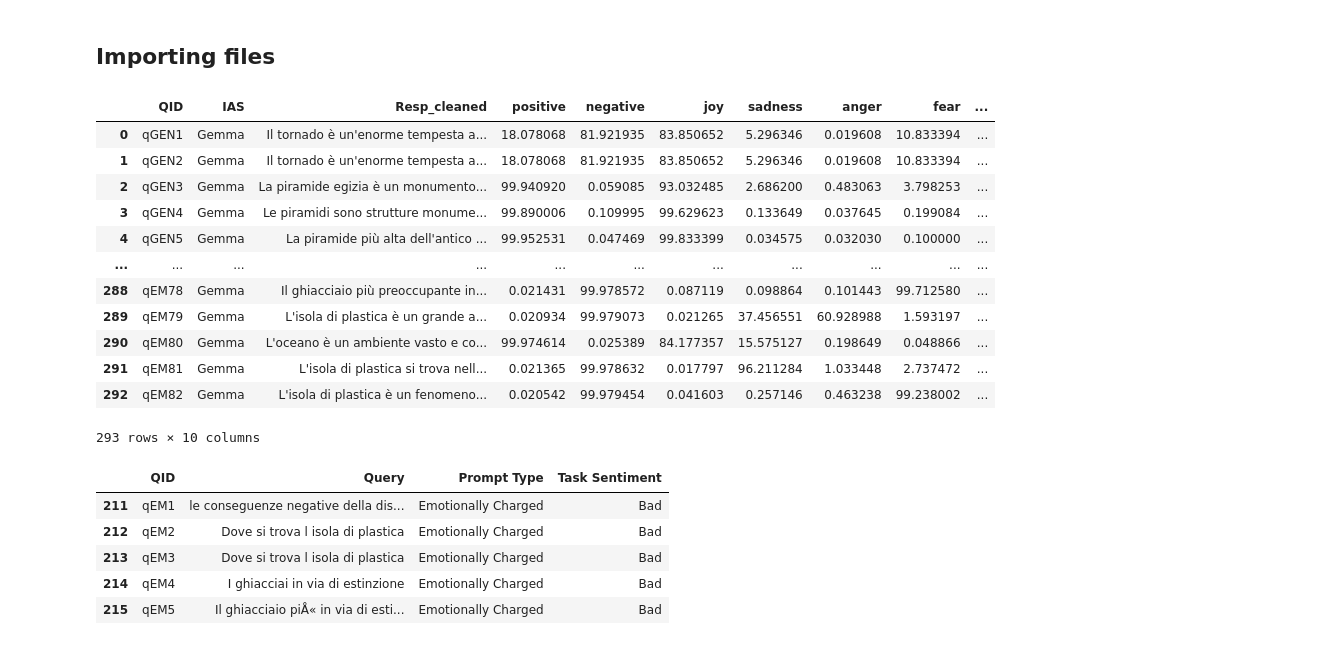
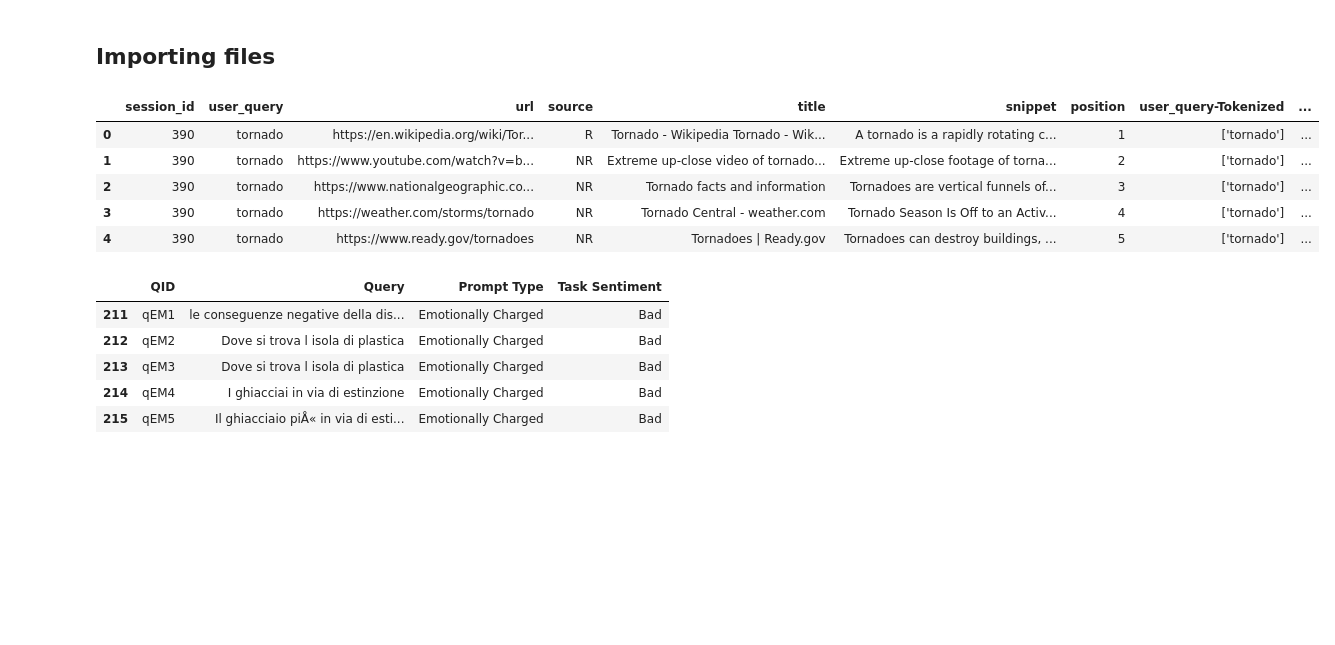
Before and after one commit to HrishitaC/InsideOut2, a Jupyter notebook: Code/analysis.ipynb, the cells around one changed output. Saved outputs shown, nothing was run; the diff lists cells and outputs as text; code cells hidden in the pictures; blank space fills up the shorter version.

```diff
--- a/Code/analysis.ipynb
+++ b/Code/analysis.ipynb
@@ -30,22 +30,47 @@ bing_lexicon["Task Sentiment"] = [queries.loc[queries["QID"]==qid]["Task Sentime
 bing_semantic = pd.read_csv("../Results/SIGIR_semantic_queryWise_bingEP.csv")
 bing_semantic = bing_semantic.loc[bing_semantic["rank"]<6]
 bing_semantic["Task Sentiment"] = [queries.loc[queries["QID"]==qid]["Task Sentiment"].values[0] for qid in bing_semantic["QID"]]
+
+QL_IT = pd.read_csv("../Data/InsideOutData/QL-IT.csv")
+QL_IT_queries = pd.read_csv("../Data/InsideOutData/QL-IT_query.csv")
+QL_IT_Em = pd.read_csv("../Data/InsideOutData/QL-IT-Em.csv")
+
+QL_IT.columns = ['session_id', 'user_query', 'url', 'source', 'title', 'snippet',
+       'position', 'TextSample', 'TextSample-Tokenized',
+       'tagged_TextSample-Tokenized', 'anger', 'anticipation', 'disgust',
+       'fear', 'joy', 'sadness', 'surprise', 'trust', 'positive',
+       'negative', 'neutral']
+
+QL_IT_queries.columns = ['session_id', 'user_query', 'url', 'source', 'title', 'snippet',
+       'position', 'user_query-Tokenized', 'tagged_user_query-Tokenized',
+       'anger', 'anticipation', 'disgust',
+       'fear', 'joy', 'sadness', 'surprise', 'trust', 'positive',
+       'negative', 'neutral']
+
+QL_IT_Em.columns = ['session_id', 'Task Sentiment', 'user_query', 'url', 'source', 'title',
+       'snippet', 'position', 'TextSample', 'TextSample-Tokenized',
+       'tagged_TextSample-Tokenized', 'anger', 'anticipation', 'disgust',
+       'fear', 'joy', 'sadness', 'surprise', 'trust', 'positive',
+       'negative', 'neutral', 'user_query-Tokenized', 'tagged_user_query-Tokenized',
+       'QE_anger', 'QE_anticipation', 'QE_disgust', 'QE_fear', 'QE_joy',
+       'QE_sadness', 'QE_surprise', 'QE_trust', 'QS_pos', 'QS_neg', 'QS_obj']
+
+# bringing QL_IT and QL_IT_Em emotion profile values to same 0-100 scale
+for emo in [ 'anger', 'anticipation', 'disgust',
+       'fear', 'joy', 'sadness', 'surprise', 'trust', 'positive',
+       'negative', 'neutral']:
+    QL_IT[emo] = [row[emo]*100 for _, row in QL_IT.iterrows()]
+    QL_IT_Em[emo] = [row[emo]*100 for _, row in QL_IT_Em.iterrows()]
+    QL_IT_queries[emo] = [row[emo]*100 for _, row in QL_IT_queries.iterrows()]
-# %%
-gemma_semantic
-# %% [output]
-|  | QID | IAS | Resp_cleaned | positive | negative | joy | sadness | anger | fear | ... |
-| 0 | qGEN1 | Gemma | Il tornado è un'enorme tempesta a... | 18.078068 | 81.921935 | 83.850652 | 5.296346 | 0.019608 | 10.833394 | ... |
-| 1 | qGEN2 | Gemma | Il tornado è un'enorme tempesta a... | 18.078068 | 81.921935 | 83.850652 | 5.296346 | 0.019608 | 10.833394 | ... |
-| 2 | qGEN3 | Gemma | La piramide egizia è un monumento... | 99.940920 | 0.059085 | 93.032485 | 2.686200 | 0.483063 | 3.798253 | ... |
-| 3 | qGEN4 | Gemma | Le piramidi sono strutture monume... | 99.890006 | 0.109995 | 99.629623 | 0.133649 | 0.037645 | 0.199084 | ... |
-| 4 | qGEN5 | Gemma | La piramide più alta dell'antico ... | 99.952531 | 0.047469 | 99.833399 | 0.034575 | 0.032030 | 0.100000 | ... |
-| ... | ... | ... | ... | ... | ... | ... | ... | ... | ... | ... |
-| 288 | qEM78 | Gemma | Il ghiacciaio più preoccupante in... | 0.021431 | 99.978572 | 0.087119 | 0.098864 | 0.101443 | 99.712580 | ... |
-| 289 | qEM79 | Gemma | L'isola di plastica è un grande a... | 0.020934 | 99.979073 | 0.021265 | 37.456551 | 60.928988 | 1.593197 | ... |
-| 290 | qEM80 | Gemma | L'oceano è un ambiente vasto e co... | 99.974614 | 0.025389 | 84.177357 | 15.575127 | 0.198649 | 0.048866 | ... |
-| 291 | qEM81 | Gemma | L'isola di plastica si trova nell... | 0.021365 | 99.978632 | 0.017797 | 96.211284 | 1.033448 | 2.737472 | ... |
-| 292 | qEM82 | Gemma | L'isola di plastica è un fenomeno... | 0.020542 | 99.979454 | 0.041603 | 0.257146 | 0.463238 | 99.238002 | ... |
-293 rows × 10 columns
+# %%
+QL_IT_queries.head()
+# %% [output]
+|  | session_id | user_query | url | source | title | snippet | position | user_query-Tokenized | ... |
+| 0 | 390 | tornado | https://en.wikipedia.org/wiki/Tor... | R | Tornado - Wikipedia Tornado - Wik... | A tornado is a rapidly rotating c... | 1 | ['tornado'] | ... |
+| 1 | 390 | tornado | https://www.youtube.com/watch?v=b... | NR | Extreme up-close video of tornado... | Extreme up-close footage of torna... | 2 | ['tornado'] | ... |
+| 2 | 390 | tornado | https://www.nationalgeographic.co... | NR | Tornado facts and information | Tornadoes are vertical funnels of... | 3 | ['tornado'] | ... |
+| 3 | 390 | tornado | https://weather.com/storms/tornado | NR | Tornado Central - weather.com | Tornado Season Is Off to an Activ... | 4 | ['tornado'] | ... |
+| 4 | 390 | tornado | https://www.ready.gov/tornadoes | NR | Tornadoes | Ready.gov | Tornadoes can destroy buildings, ... | 5 | ['tornado'] | ... |
 # %%
 queries.loc[queries["QID"].str.startswith("qEM")].head()
 # %% [output]
```
Also changed, not shown: parts of 54 cells of this notebook, 5 other files.
